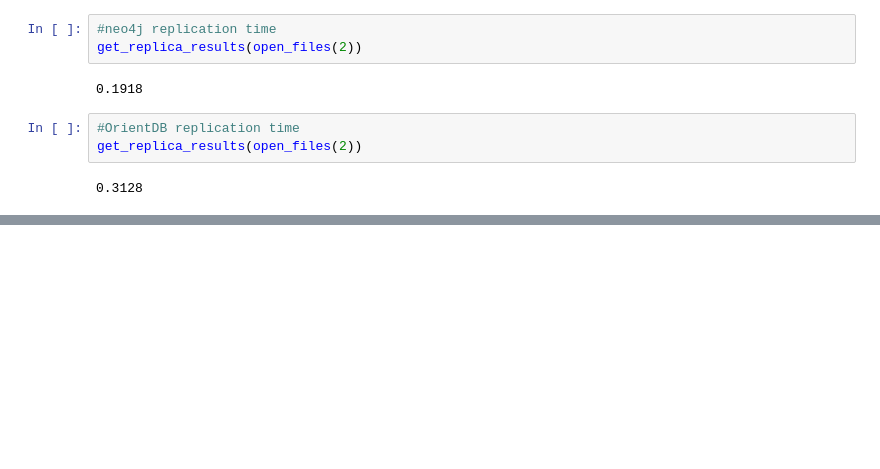
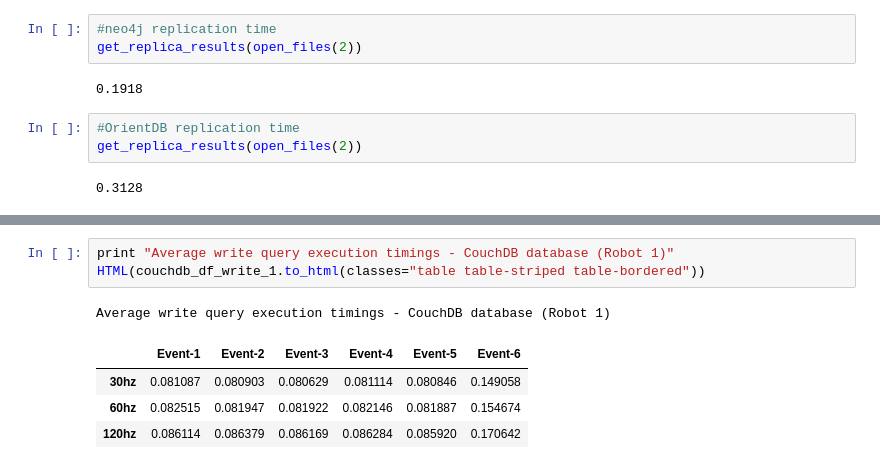
Before and after one commit to rubanraj54/research-and-developement, a Jupyter notebook: log_parser.ipynb, the cells around one changed output, grey strips where cells are left out. Cells and saved outputs as stored; diff of their text form; blank space fills up the shorter version.

```diff
--- a/log_parser.ipynb
+++ b/log_parser.ipynb
@@ -638,0 +670,9 @@ get_replica_results(open_files(2))
+# %%
+print "Average write query execution timings - CouchDB database (Robot 1)"
+HTML(couchdb_df_write_1.to_html(classes="table table-striped table-bordered"))
+# %% [output]
+Average write query execution timings - CouchDB database (Robot 1)
+|  | Event-1 | Event-2 | Event-3 | Event-4 | Event-5 | Event-6 |
+| 30hz | 0.081087 | 0.080903 | 0.080629 | 0.081114 | 0.080846 | 0.149058 |
+| 60hz | 0.082515 | 0.081947 | 0.081922 | 0.082146 | 0.081887 | 0.154674 |
+| 120hz | 0.086114 | 0.086379 | 0.086169 | 0.086284 | 0.085920 | 0.170642 |
```
Also changed, not shown: parts of 14 cells of this notebook, 4 other files.
